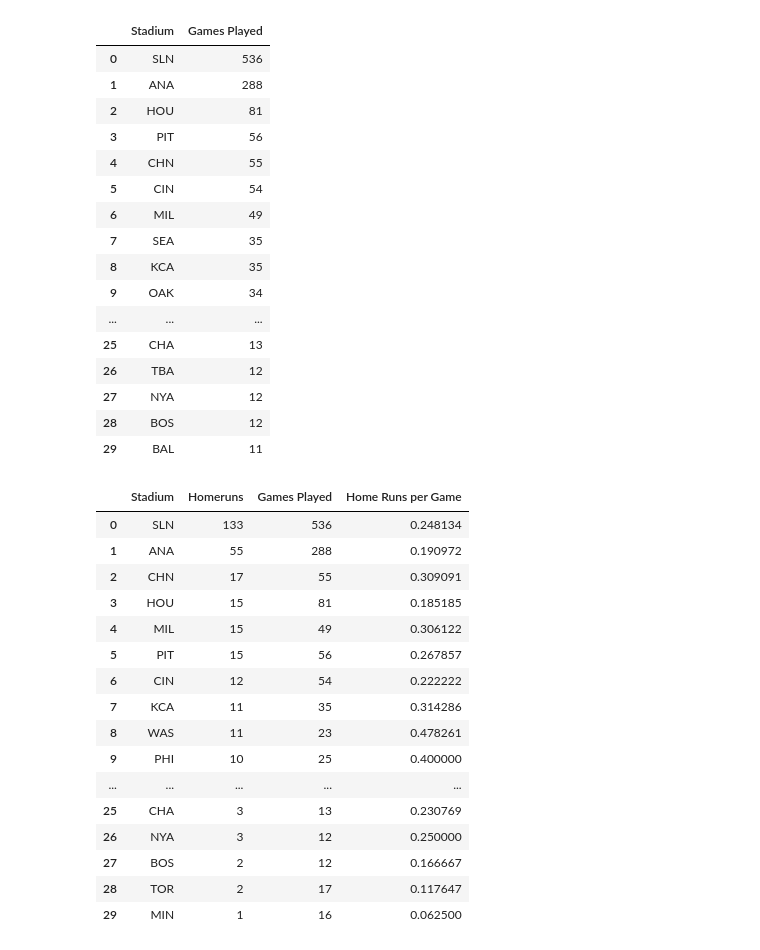
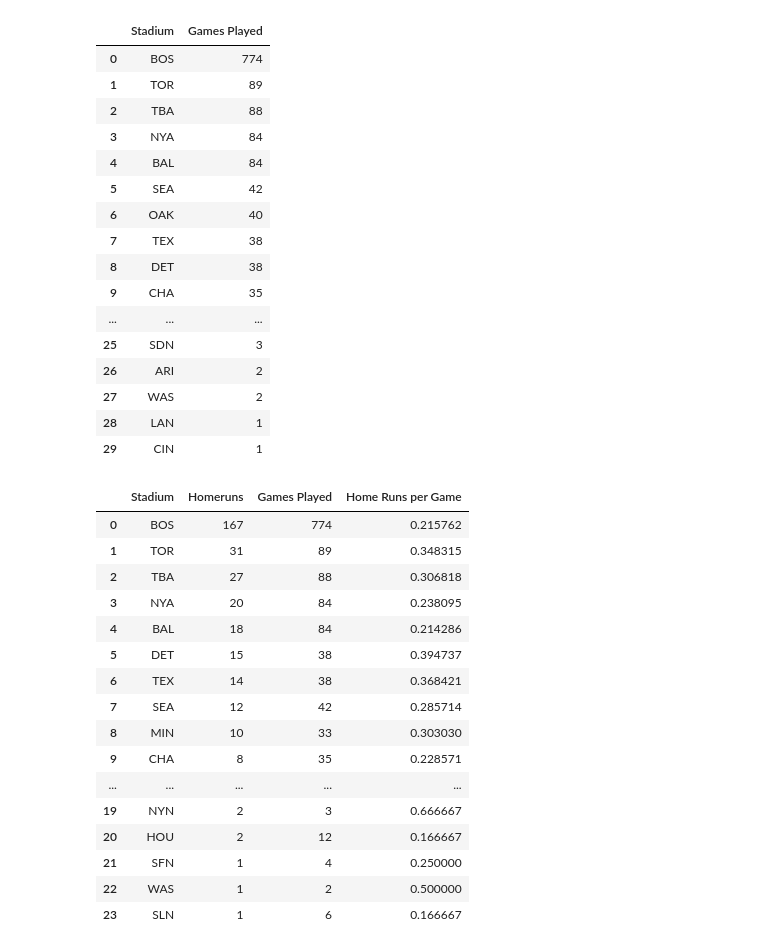
Before and after one commit to SamBusser30/Park_Factor-, a Jupyter notebook: Project_Code/Player_Homerun_Stats.ipynb, the cells around one changed output. Drawn from its saved outputs; the diff is of its cells as text; code cells hidden in the pictures.

Commit message:
created plots for the player statistics

```diff
--- a/Project_Code/Player_Homerun_Stats.ipynb
+++ b/Project_Code/Player_Homerun_Stats.ipynb
@@ -119,57 +119,57 @@ Player4_GamesPlayed.reset_index(inplace = True);
 Player5_GamesPlayed.index.name = 'Stadium';
 Player5_GamesPlayed.reset_index(inplace = True);
 
-Player1_GamesPlayed
+Player2_GamesPlayed
 # %% [output]
 |  | Stadium | Games Played |
-| 0 | SLN | 536 |
-| 1 | ANA | 288 |
-| 2 | HOU | 81 |
-| 3 | PIT | 56 |
-| 4 | CHN | 55 |
-| 5 | CIN | 54 |
-| 6 | MIL | 49 |
-| 7 | SEA | 35 |
-| 8 | KCA | 35 |
-| 9 | OAK | 34 |
+| 0 | BOS | 774 |
+| 1 | TOR | 89 |
+| 2 | TBA | 88 |
+| 3 | NYA | 84 |
+| 4 | BAL | 84 |
+| 5 | SEA | 42 |
+| 6 | OAK | 40 |
+| 7 | TEX | 38 |
+| 8 | DET | 38 |
+| 9 | CHA | 35 |
 | ... | ... | ... |
-| 25 | CHA | 13 |
-| 26 | TBA | 12 |
-| 27 | NYA | 12 |
-| 28 | BOS | 12 |
-| 29 | BAL | 11 |
+| 25 | SDN | 3 |
+| 26 | ARI | 2 |
+| 27 | WAS | 2 |
+| 28 | LAN | 1 |
+| 29 | CIN | 1 |
 # %%
 Player1_HomeRunsandGames = pd.merge(Player1_homeruns,Player1_GamesPlayed, on='Stadium'); #Merge dataframe with player's homeruns and the number of games they've played
-Player2_HomeRunsandGames = pd.merge(Player2_homeruns,Player1_GamesPlayed, on='Stadium');
-Player3_HomeRunsandGames = pd.merge(Player3_homeruns,Player1_GamesPlayed, on='Stadium');
-Player4_HomeRunsandGames = pd.merge(Player4_homeruns,Player1_GamesPlayed, on='Stadium');
-Player5_HomeRunsandGames = pd.merge(Player5_homeruns,Player1_GamesPlayed, on='Stadium');
+Player2_HomeRunsandGames = pd.merge(Player2_homeruns,Player2_GamesPlayed, on='Stadium');
+Player3_HomeRunsandGames = pd.merge(Player3_homeruns,Player3_GamesPlayed, on='Stadium');
+Player4_HomeRunsandGames = pd.merge(Player4_homeruns,Player4_GamesPlayed, on='Stadium');
+Player5_HomeRunsandGames = pd.merge(Player5_homeruns,Player5_GamesPlayed, on='Stadium');
 
 Player1_HomeRunsandGames['Home Runs per Game'] = Player1_HomeRunsandGames['Homeruns'] / Player1_HomeRunsandGames['Games Played']; #Create a homeruns per game category
 Player2_HomeRunsandGames['Home Runs per Game'] = Player2_HomeRunsandGames['Homeruns'] / Player2_HomeRunsandGames['Games Played'];
 Player3_HomeRunsandGames['Home Runs per Game'] = Player3_HomeRunsandGames['Homeruns'] / Player3_HomeRunsandGames['Games Played'];
 Player4_HomeRunsandGames['Home Runs per Game'] = Player4_HomeRunsandGames['Homeruns'] / Player4_HomeRunsandGames['Games Played'];
 Player5_HomeRunsandGames['Home Runs per Game'] = Player5_HomeRunsandGames['Homeruns'] / Player5_HomeRunsandGames['Games Played'];
 
-Player1_HomeRunsandGames
+Player2_HomeRunsandGames
 # %% [output]
 |  | Stadium | Homeruns | Games Played | Home Runs per Game |
-| 0 | SLN | 133 | 536 | 0.248134 |
-| 1 | ANA | 55 | 288 | 0.190972 |
-| 2 | CHN | 17 | 55 | 0.309091 |
-| 3 | HOU | 15 | 81 | 0.185185 |
-| 4 | MIL | 15 | 49 | 0.306122 |
-| 5 | PIT | 15 | 56 | 0.267857 |
-| 6 | CIN | 12 | 54 | 0.222222 |
-| 7 | KCA | 11 | 35 | 0.314286 |
-| 8 | WAS | 11 | 23 | 0.478261 |
-| 9 | PHI | 10 | 25 | 0.400000 |
+| 0 | BOS | 167 | 774 | 0.215762 |
+| 1 | TOR | 31 | 89 | 0.348315 |
+| 2 | TBA | 27 | 88 | 0.306818 |
+| 3 | NYA | 20 | 84 | 0.238095 |
+| 4 | BAL | 18 | 84 | 0.214286 |
+| 5 | DET | 15 | 38 | 0.394737 |
+| 6 | TEX | 14 | 38 | 0.368421 |
+| 7 | SEA | 12 | 42 | 0.285714 |
+| 8 | MIN | 10 | 33 | 0.303030 |
+| 9 | CHA | 8 | 35 | 0.228571 |
 | ... | ... | ... | ... | ... |
-| 25 | CHA | 3 | 13 | 0.230769 |
-| 26 | NYA | 3 | 12 | 0.250000 |
-| 27 | BOS | 2 | 12 | 0.166667 |
-| 28 | TOR | 2 | 17 | 0.117647 |
-| 29 | MIN | 1 | 16 | 0.062500 |
+| 19 | NYN | 2 | 3 | 0.666667 |
+| 20 | HOU | 2 | 12 | 0.166667 |
+| 21 | SFN | 1 | 4 | 0.250000 |
+| 22 | WAS | 1 | 2 | 0.500000 |
+| 23 | SLN | 1 | 6 | 0.166667 |
 # %%
 altitudeData.columns = ['Stadium', 'Altitude'];
 Player1_FinalData = pd.merge(Player1_HomeRunsandGames,altitudeData, on='Stadium'); #Add the altitude column to dataframe
```
Also changed, not shown: parts of 3 cells of this notebook, 1 other file.
